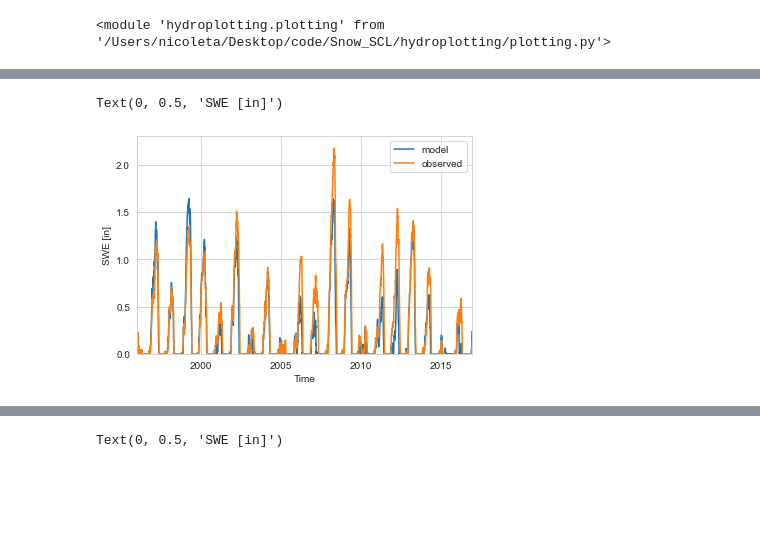
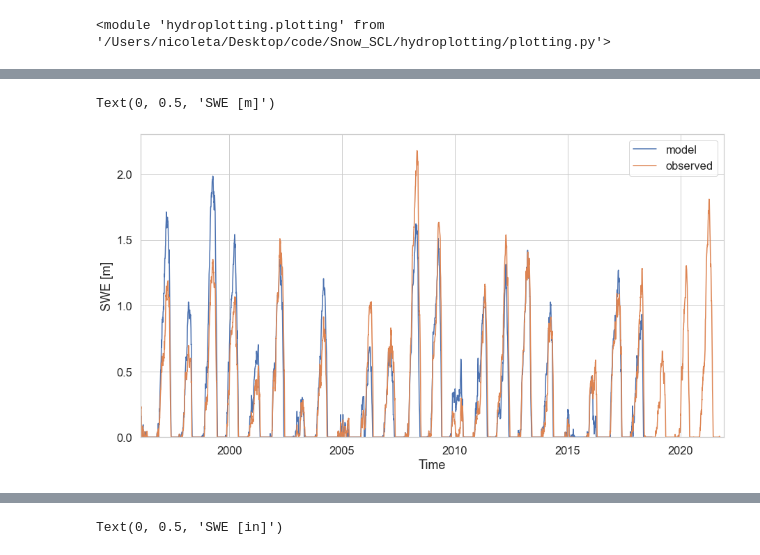
Before and after one commit to NCristea/Snow_SCL, a Jupyter notebook: plots_for_manuscript.ipynb, the cells around one changed output, grey strips where cells are left out. Cells and saved outputs as stored; diff of their text form; code cells hidden in the pictures; blank space fills up the shorter version.

```diff
--- a/plots_for_manuscript.ipynb
+++ b/plots_for_manuscript.ipynb
@@ -47,11 +47,15 @@ path_Skook_model_77 = ROOT_DIR + '/Data/Raw/comparison_Pixel.Skookum_Creek_77.cs
 path_Skook_model_prism_grid = ROOT_DIR + '/Data/Raw/comparison_Pixel.Skookum_Creek_prism_grid.csv'
 path_Skook_model_67 = ROOT_DIR + '/Data/Raw/comparison_Pixel.Skookum_Creek_67.csv'
 path_Skook_model_prism_delta = ROOT_DIR + '/Data/Raw/comparison_Pixel.Skookum_Creek_prism_delta.csv'
+path_Skook_model_prism_delta_05 = ROOT_DIR + '/Data/Raw/comparison_Pixel.Skookum_Creek_prism_delta_05.csv'
+
+path_Skook_model_prism_grid_05 = ROOT_DIR + '/Data/Raw/comparison_Pixel.Skookum_Creek_prism_grid_05.csv'
 
 path_flow_obs = ROOT_DIR + '/Data/Raw/12147600_ref_short.csv'
 #path_flow_model = ROOT_DIR + '/Data/Raw/12147600_prism_delta.day'
 #path_flow_model = ROOT_DIR + '/Data/Raw/12147600_67.day'
-path_flow_model = ROOT_DIR + '/Data/Raw/12147600_prism_grid.day'
+#path_flow_model = ROOT_DIR + '/Data/Raw/12147600_prism_grid.day'
+path_flow_model = ROOT_DIR + '/Data/Raw/12147600_prism_delta_05.day'
 
 df_model_data_Skookum = fc.get_model_dataframe(path_Skook_model)
 ds_model_point_Skookum = fc.model_point_data_xr(df_model_data_Skookum)
@@ -64,6 +68,8 @@ df_model_data_Skookum_99 = fc.get_model_dataframe(path_Skook_model_99)
 df_model_data_Skookum_101 = fc.get_model_dataframe(path_Skook_model_101)
 df_model_data_Skookum_75 = fc.get_model_dataframe(path_Skook_model_75)
 df_model_data_Skookum_77 = fc.get_model_dataframe(path_Skook_model_77)
+df_model_data_Skookum_prism_delta_05 = fc.get_model_dataframe(path_Skook_model_prism_delta_05)
+df_model_data_Skookum_prism_grid_05 = fc.get_model_dataframe(path_Skook_model_prism_grid_05)
 df_model_data_Skookum_prism_grid = fc.get_model_dataframe(path_Skook_model_prism_grid)
 df_model_data_Skookum_prism_delta = fc.get_model_dataframe(path_Skook_model_prism_delta)
 df_model_data_Skookum_67 = fc.get_model_dataframe(path_Skook_model_67)
@@ -108,14 +111,18 @@ df_model_data_Skookum_prism_grid
 # %%
 #plot modeled SWE vs. observed at Skookum Creek
-ax = df_model_data_Skookum_prism_grid.plot(kind='line',  y = 'SWE_m', label = 'model')
+sns.set_context("paper")
+sns.set(font_scale=1.5)
+sns.set_style("whitegrid")
+
+ax = df_model_data_Skookum_prism_delta_05.plot(kind='line',  y = 'SWE_m', label = 'model', figsize=(15, 8))
 df_snotel_Skookum.plot(kind='line',  y = 'SWE_m', label = 'observed', ax = ax)
 #df_model_data_Skookum_67.plot(kind='line',  y = 'swq', label = 'Skookum Creek, 1009 m model 67 SWE', ax = ax)
 #df_model_data_Skookum_53.plot(kind='line',  y = 'swq', label = 'Skookum Creek, 1009 m model 53 SWE', ax = ax)
 
-ax.set_xlim([datetime(1996, 1, 21), datetime(2016, 12, 1)])
+ax.set_xlim([datetime(1996, 1, 21), datetime(2021, 12, 1)])
 ax.set_ylim([0, 2.3])
 plt.xlabel('Time')
 plt.ylabel('SWE [m]')
 # %% [output]
-Text(0, 0.5, 'SWE [in]')
+Text(0, 0.5, 'SWE [m]')
-[figure, old version]
+[figure, new version]
```
Also changed, not shown: parts of 18 cells of this notebook, 10 other files.
